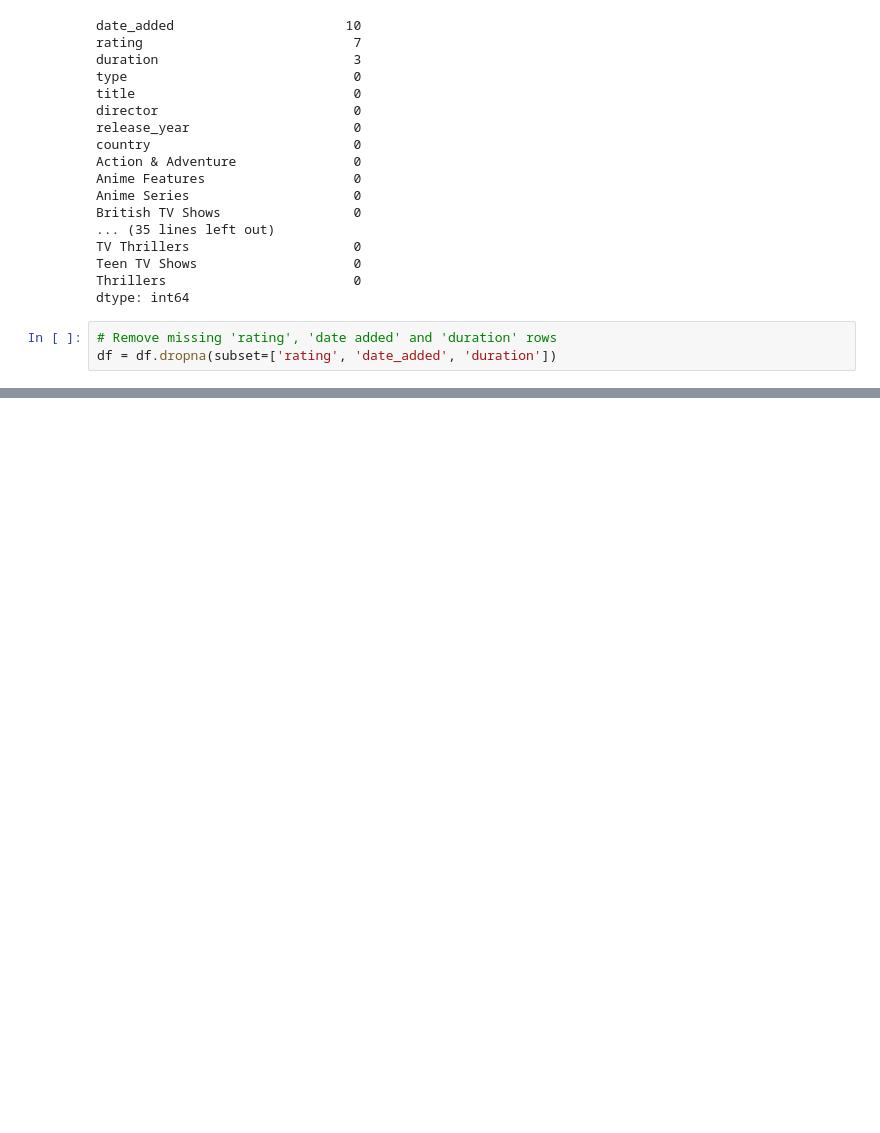
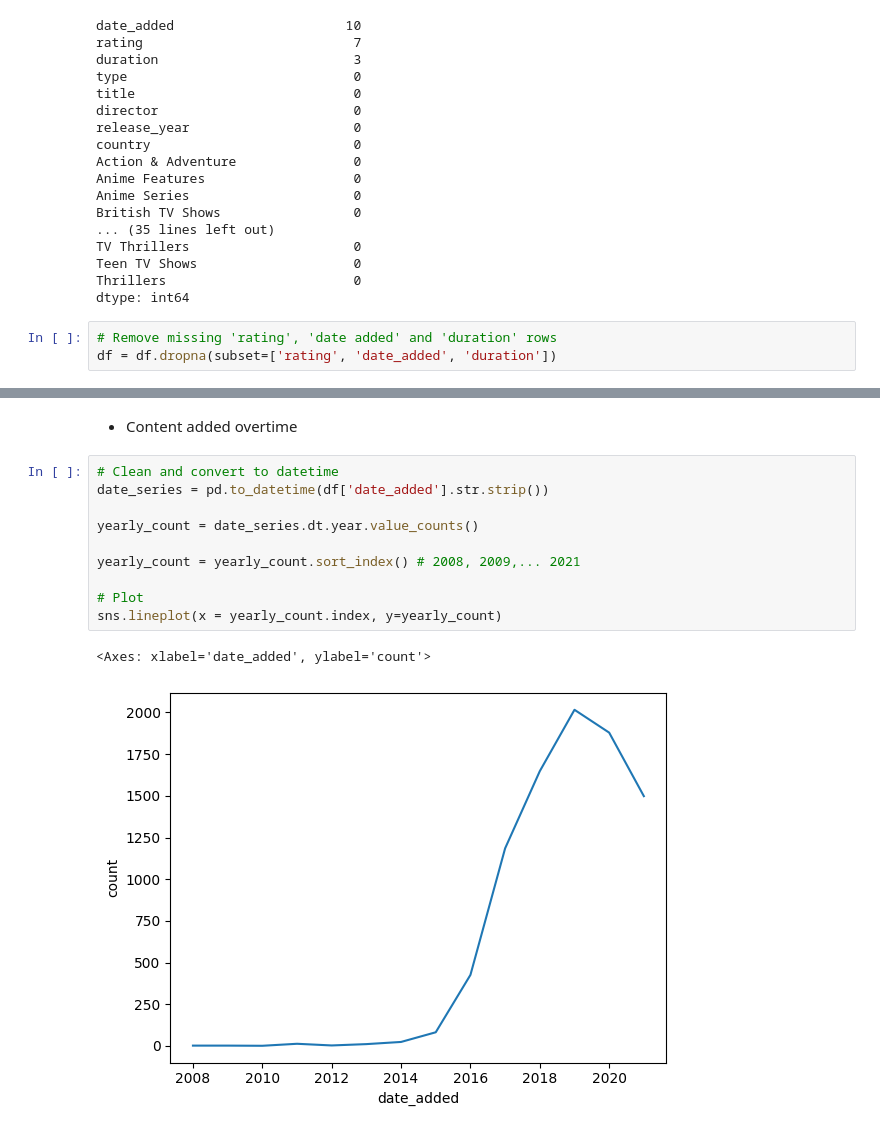
Before and after one commit to Sushrut2007/Streamlit-Basic-Projects, a Jupyter notebook: netflix_dashboard/netflix.ipynb, the cells around one changed output, grey strips where cells are left out. Saved outputs shown, nothing was run; the diff lists cells and outputs as text; blank space fills up the shorter version.

```diff
--- a/netflix_dashboard/netflix.ipynb
+++ b/netflix_dashboard/netflix.ipynb
@@ -225,0 +236,15 @@ df.head()
+# %% [markdown]
+- Content added overtime
+# %%
+# Clean and convert to datetime
+date_series = pd.to_datetime(df['date_added'].str.strip())
+
+yearly_count = date_series.dt.year.value_counts()
+
+yearly_count = yearly_count.sort_index() # 2008, 2009,... 2021
+
+# Plot
+sns.lineplot(x = yearly_count.index, y=yearly_count)
+# %% [output]
+<Axes: xlabel='date_added', ylabel='count'>
+[figure, added]
```
Also changed, not shown: parts of 17 cells of this notebook, 2 other files.
